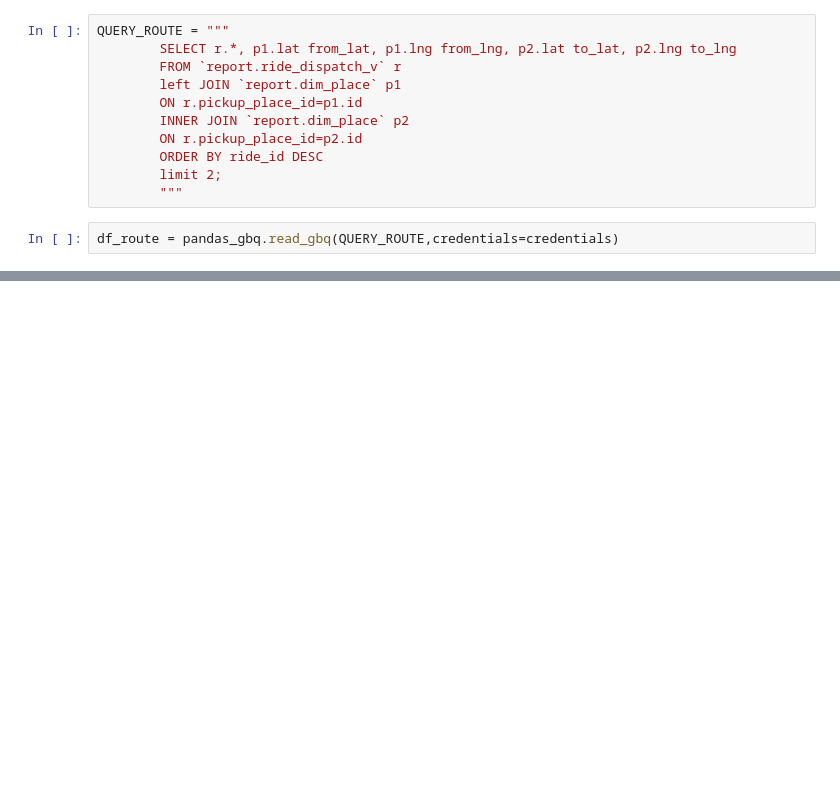
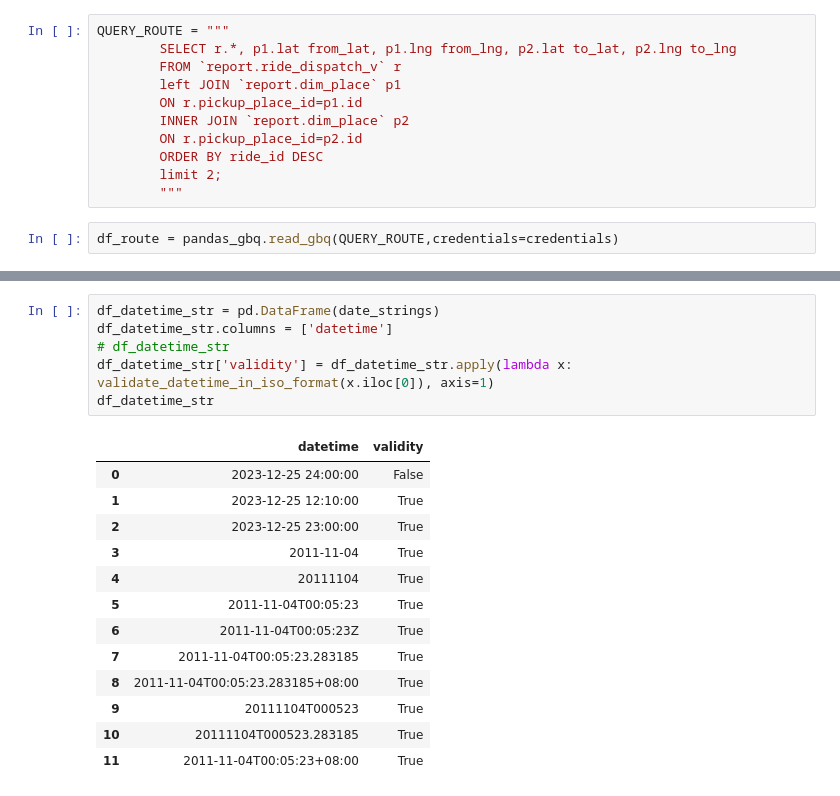
Before and after one commit to Binjian/pricing, a Jupyter notebook: nbs/099.sandbox.ipynb, the cells around one changed output, grey strips where cells are left out. Saved outputs shown, nothing was run; the diff lists cells and outputs as text; blank space fills up the shorter version.

```diff
--- a/nbs/099.sandbox.ipynb
+++ b/nbs/099.sandbox.ipynb
@@ -80,0 +222,20 @@ df_route.dtypes
+# %%
+df_datetime_str = pd.DataFrame(date_strings)
+df_datetime_str.columns = ['datetime']
+# df_datetime_str
+df_datetime_str['validity'] = df_datetime_str.apply(lambda x: validate_datetime_in_iso_format(x.iloc[0]), axis=1)
+df_datetime_str
+# %% [output]
+|  | datetime | validity |
+| 0 | 2023-12-25 24:00:00 | False |
+| 1 | 2023-12-25 12:10:00 | True |
+| 2 | 2023-12-25 23:00:00 | True |
+| 3 | 2011-11-04 | True |
+| 4 | 20111104 | True |
+| 5 | 2011-11-04T00:05:23 | True |
+| 6 | 2011-11-04T00:05:23Z | True |
+| 7 | 2011-11-04T00:05:23.283185 | True |
+| 8 | 2011-11-04T00:05:23.283185+08:00 | True |
+| 9 | 20111104T000523 | True |
+| 10 | 20111104T000523.283185 | True |
+| 11 | 2011-11-04T00:05:23+08:00 | True |
```
Also changed, not shown: parts of 23 cells of this notebook, 5 other files.
